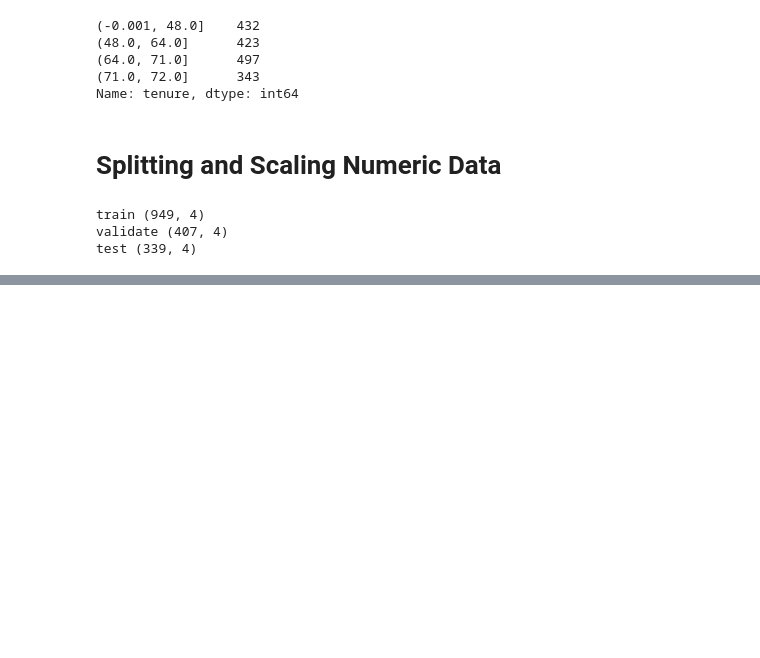
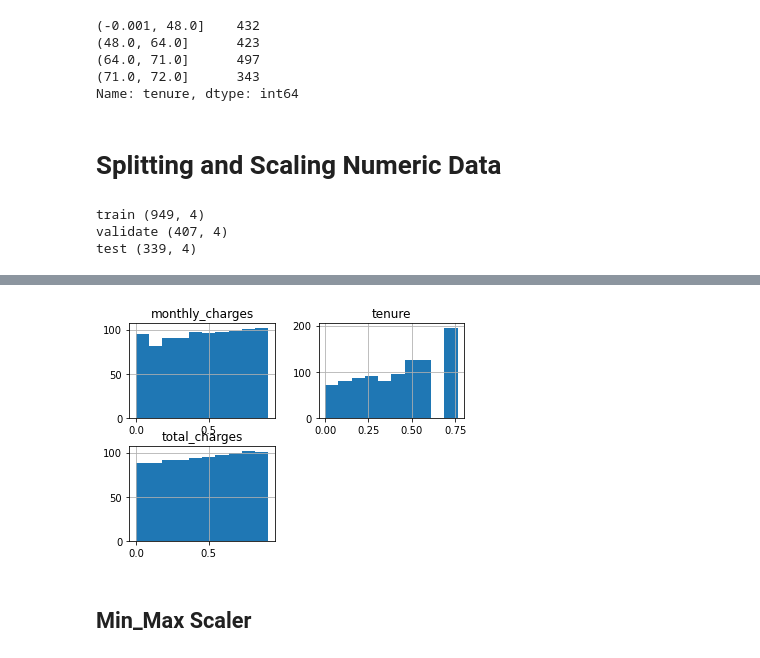
Before and after one commit to CSolitaire/regression-exercises, a Jupyter notebook: wrangle.ipynb, the cells around one changed output, grey strips where cells are left out. Cells and saved outputs as stored; diff of their text form; code cells hidden in the pictures; blank space fills up the shorter version.

```diff
--- a/wrangle.ipynb
+++ b/wrangle.ipynb
@@ -243,0 +309,5 @@ test (339, 4)
+# %%
+scaler, train3, validate3, test3 = gaussian_scaler(train, validate, test)
+print(scaler)
+print(train3.shape)
+train3.head()
@@ -243,0 +323,7 @@ test (339, 4)
+# %%
+train3.hist()
+plt.show()
+# %% [output]
+[figure, added]
+# %% [markdown]
+## Min_Max Scaler
```
Also changed, not shown: parts of 17 cells of this notebook, 2 other files.
